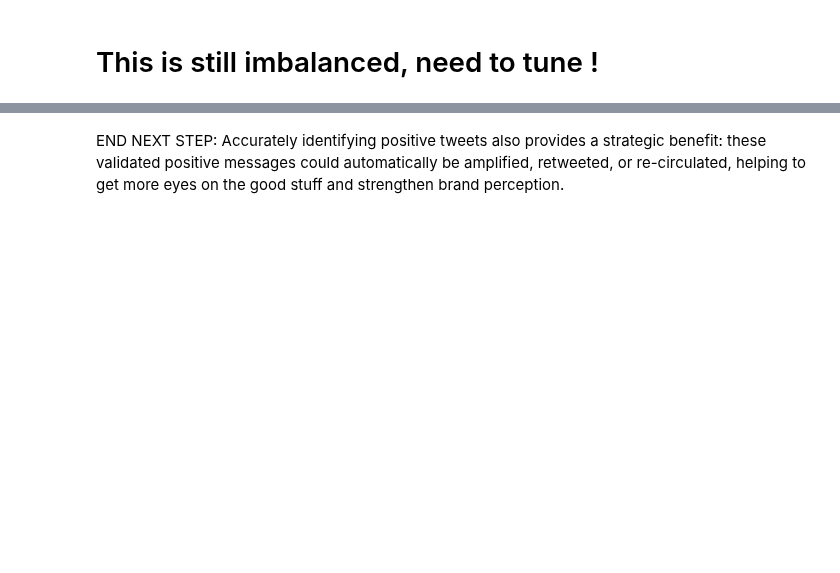
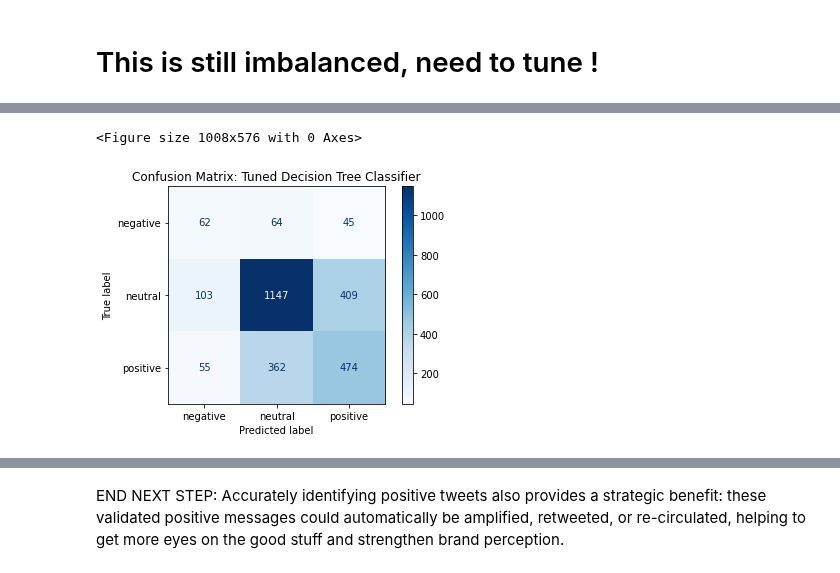
Before and after one commit to morgannash1/twitter_nlp_project, a Jupyter notebook: notebook.ipynb, the cells around one changed output, grey strips where cells are left out. Drawn from its saved outputs; the diff is of its cells as text; code cells hidden in the pictures; blank space fills up the shorter version.

```diff
--- a/notebook.ipynb
+++ b/notebook.ipynb
@@ -837,0 +900,11 @@ Top Models (Sorted by Negative F1)
+# %%
+# Retrieve the best model found by the search
+best_dtree_pipe = grid_search_dtree.best_estimator_
+print(f"Best parameters found: {grid_search_dtree.best_params_}")
+
+# Make predictions on the test set
+y_pred_tuned = best_dtree_pipe.predict(X_test)
+
+# Print the final classification report (this is your primary score report)
+print("\n--- Final Classification Report (Tuned Decision Tree) ---")
+print(classification_report(y_test, y_pred_tuned, target_names=target_names, zero_division=0))
@@ -837,0 +924,12 @@ Top Models (Sorted by Negative F1)
+# %%
+cm = confusion_matrix(y_test, y_pred_tuned)
+
+# Plot the confusion matrix
+plt.figure(figsize=(14, 8))
+disp = ConfusionMatrixDisplay(confusion_matrix=cm, display_labels=target_names)
+disp.plot(cmap='Blues', values_format='d')
+plt.title('Confusion Matrix: Tuned Decision Tree Classifier')
+plt.show()
+# %% [output]
+<Figure size 1008x576 with 0 Axes>
+[figure, added]
```
Also changed, not shown: parts of 9 cells of this notebook, 1 other file.
